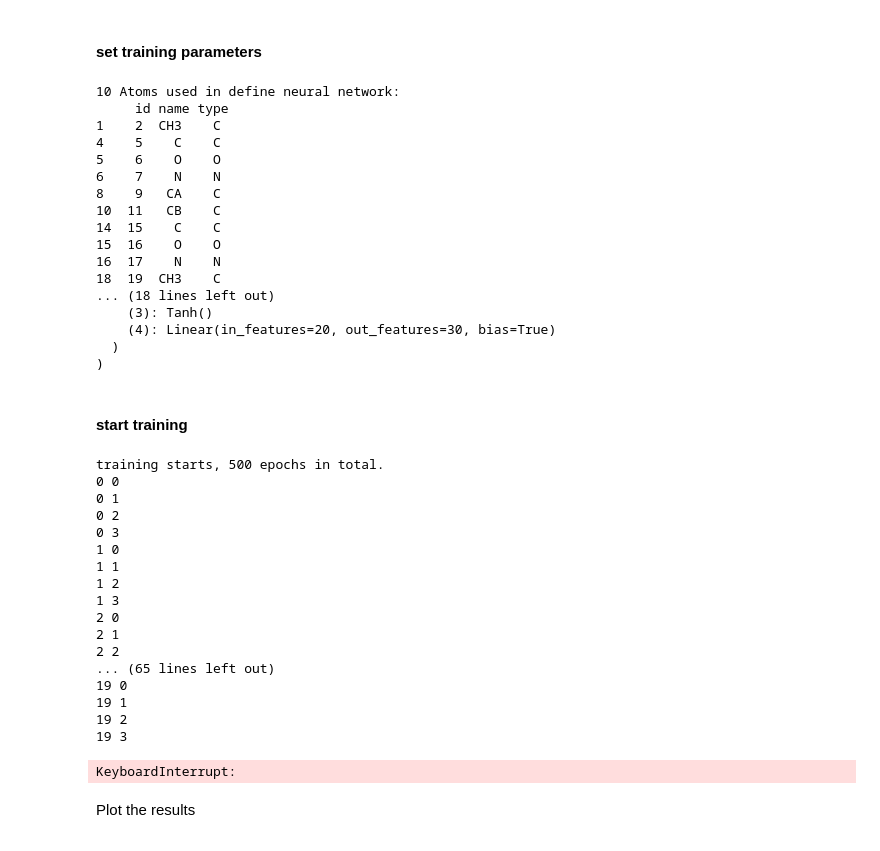
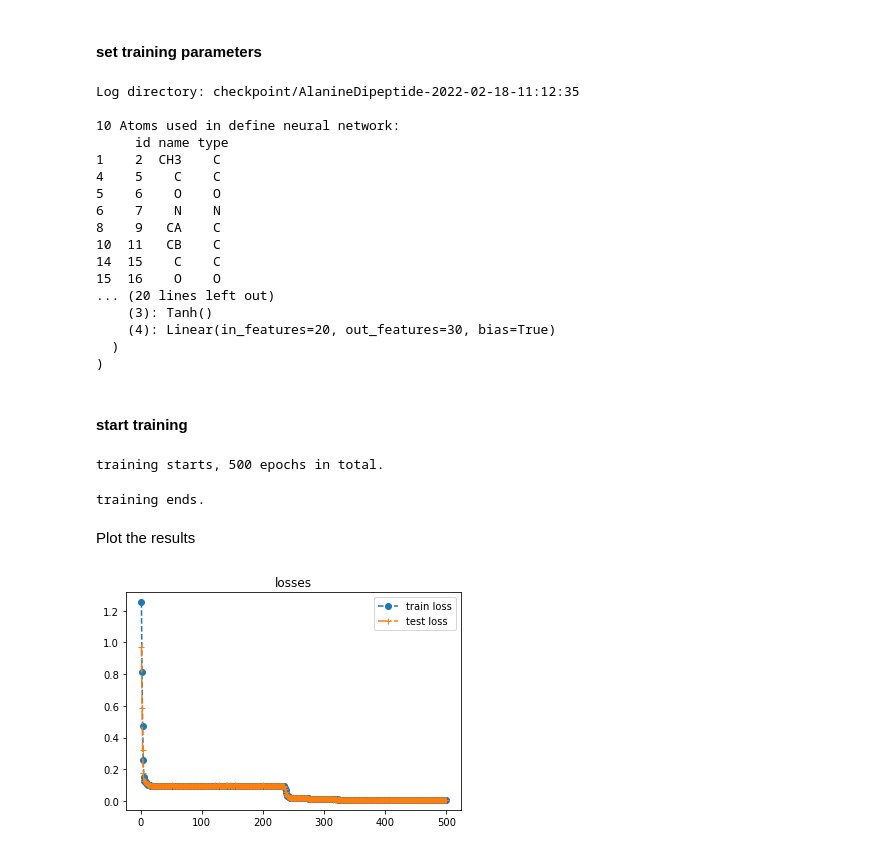
Before and after one commit to zwpku/molann, a Jupyter notebook: AE_MD.ipynb, the cells around one changed output. Saved outputs shown, nothing was run; the diff lists cells and outputs as text; code cells hidden in the pictures.

```diff
--- a/AE_MD.ipynb
+++ b/AE_MD.ipynb
@@ -77,6 +78,9 @@ class Align(object):
         return torch.linalg.norm(torch.sub(traj[:,self.atom_indices,:], self.ref_x), dim=(1,2)).numpy()
 
     def __call__(self, traj):
+        """
+        align trajectory by translation and rotation
+        """
         traj_selected_atoms = traj[:, self.atom_indices, :]
         # centers
         x_c = torch.mean(traj_selected_atoms, 1, True)
@@ -153,6 +157,10 @@ for ts in u.trajectory[:head_frames]:
 """
 
 print ('\n[Task 2/2] done.')
+
+#print RMSD values before and after alignment
+print ('\nfirst {} distances before alignment:\n\t'.format(head_frames), dist_list)
+print ('\nfirst {} distances after alignment:\n\t'.format(head_frames), dist_list_aligned)
 # %% [output]
 [Task 1/2] load trajectory to numpy array...done.
 
@@ -323,6 +325,12 @@ def set_seed_all(seed=-1):
 seed = None
 if seed:
     set_seed_all(seed)
+
+model_save_dir = 'checkpoint'
+prefix = f"{sys_name}-"
+model_path = os.path.join(model_save_dir, prefix + time.strftime("%Y-%m-%d-%H:%M:%S", time.localtime()))
+print ('\nLog directory: {}\n'.format(model_path))
+writer = SummaryWriter(model_path)
 
 #set training parameters
 batch_size = 10000
@@ -353,6 +361,8 @@ ae_model = torch.nn.Sequential(encoder, decoder)
 
 print ('Autoencoder:\n', ae_model)
 # %% [output]
+Log directory: checkpoint/AlanineDipeptide-2022-02-18-11:12:35
+
 10 Atoms used in define neural network:
      id name type
 1    2  CH3    C
@@ -363,9 +373,7 @@ print ('Autoencoder:\n', ae_model)
 10  11   CB    C
 14  15    C    C
 15  16    O    O
-16  17    N    N
-18  19  CH3    C
-... (18 lines left out)
+... (20 lines left out)
     (3): Tanh()
     (4): Linear(in_features=20, out_features=30, bias=True)
   )
@@ -381,6 +389,7 @@ else:
 
 ae_model, loss_list = train(ae_model,
                             optimizer,
+                            writer,
                             trajectory,
                             np.ones(trajectory.shape[0]),
                             train_atom_indices,
@@ -395,35 +404,21 @@ for i in range(len(loss_list)):
 loss_evol1 = np.array(loss_evol1)
 # %% [output]
 training starts, 500 epochs in total.
-0 0
-0 1
-0 2
-0 3
-1 0
-1 1
-1 2
-1 3
-2 0
-2 1
-2 2
-... (65 lines left out)
-19 0
-19 1
-19 2
-19 3
-KeyboardInterrupt:
+training ends.
 # %% [markdown]
 Plot the results
 # %%
 save_fig_to_file = False
 start_epoch_index = 1
-fig, (ax0, ax1, ax2)  = plt.subplots(1,3, figsize=(12,4))
-ax0.plot(range(start_epoch_index, num_epochs), loss_evol1[start_epoch_index:, 0], '--', label='train loss', marker='o')
-ax0.plot(range(1, num_epochs), loss_evol1[start_epoch_index:, 1], '-.', label='test loss', marker='+')
-ax0.legend()
-ax0.set_title('losses')
+ax  = plt.axes()
+ax.plot(range(start_epoch_index, num_epochs), loss_evol1[start_epoch_index:, 0], '--', label='train loss', marker='o')
+ax.plot(range(1, num_epochs), loss_evol1[start_epoch_index:, 1], '-.', label='test loss', marker='+')
+ax.legend()
+ax.set_title('losses')
 
 if save_fig_to_file :
     fig_filename = 'training_loss_%s.jpg' % pot_name
     fig.savefig(fig_filename)
     print ('training loss plotted to file: %s' % fig_filename)
+# %% [output]
+[figure, added]
```
Also changed, not shown: parts of 5 cells of this notebook, 1 other file.
